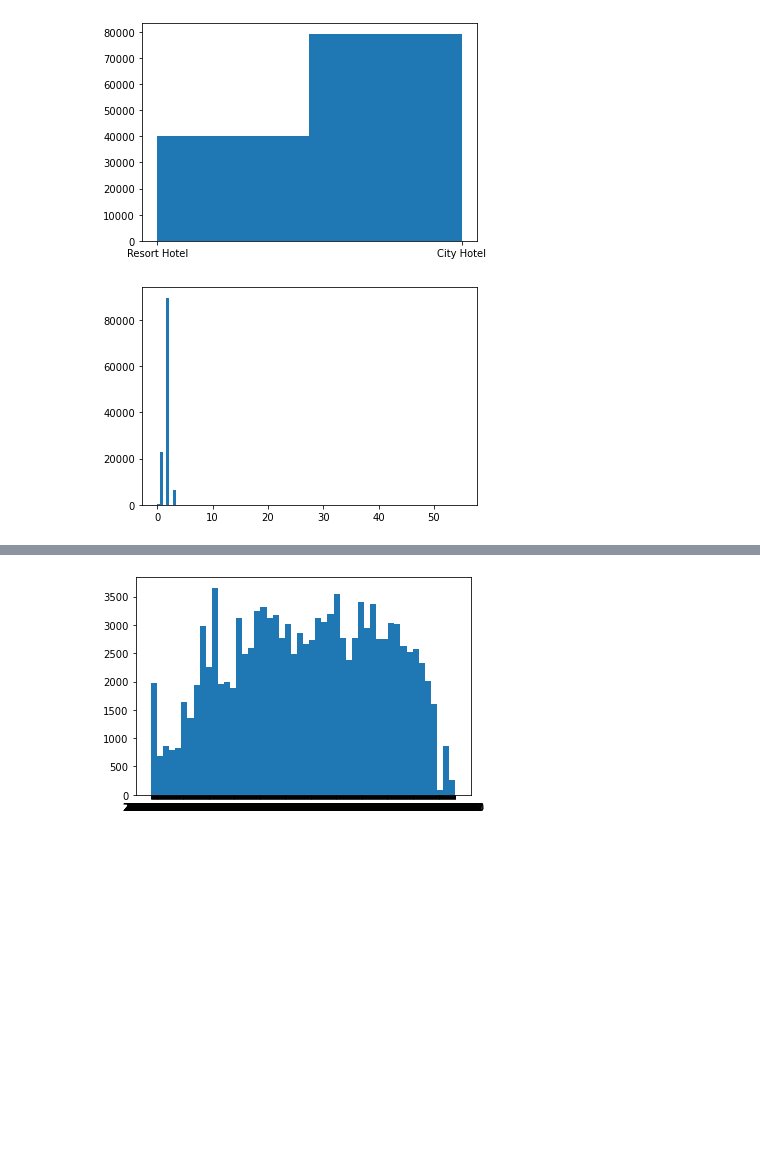
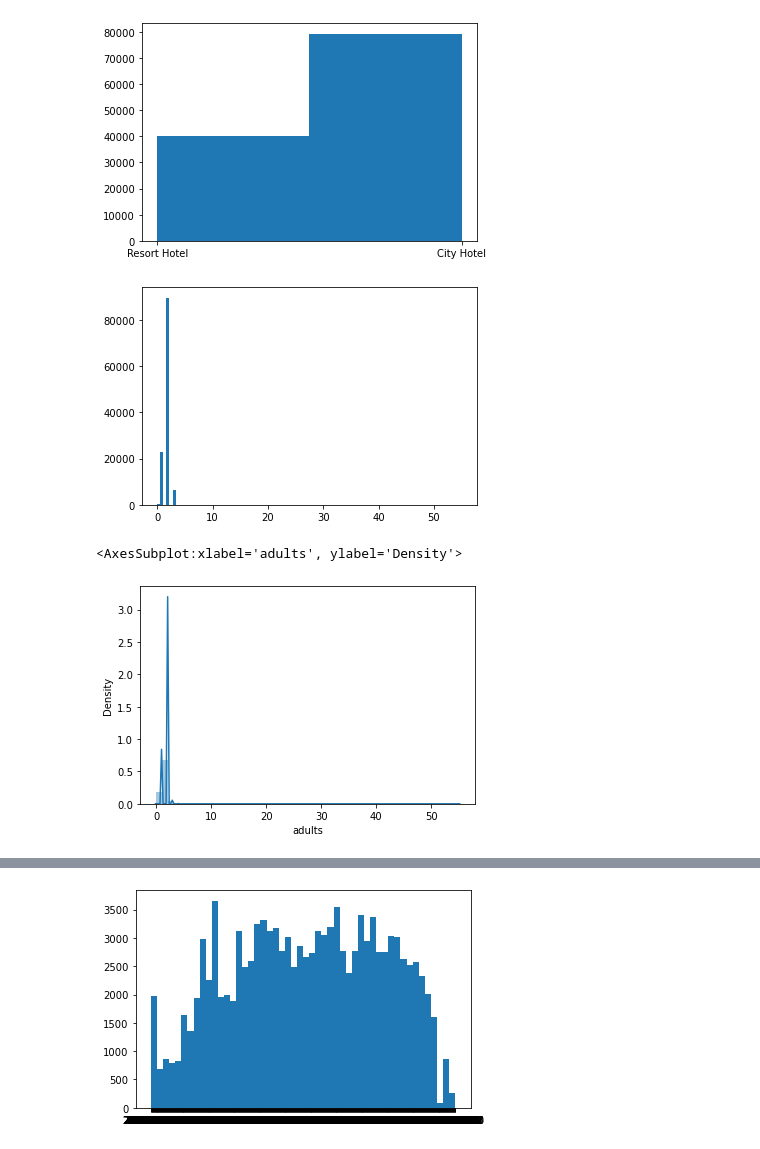
Before and after one commit to fagnercandido/booking_social_network, a Jupyter notebook: Booking_Analyses.ipynb, the cells around one changed output, grey strips where cells are left out. Cells and saved outputs as stored; diff of their text form; code cells hidden in the pictures; blank space fills up the shorter version.

```diff
--- a/Booking_Analyses.ipynb
+++ b/Booking_Analyses.ipynb
@@ -24,8 +93,19 @@ plt.show()
 # %% [output]
 [figure]
 # %%
+distribution_frequences_adults = pd.DataFrame(
+    {'Frequence': get_frequences_by_column(dataframe, 'adults', class_number),
+     'Porcentage (%)': get_percentage_by_column(dataframe, 'adults', class_number)}
+)
+distribution_frequences_adults.rename_axis('Adults', axis= 'columns', inplace = True)
+distribution_frequences_adults
+
 plt.hist(dataframe["adults"], bins=100)
 plt.show()
+
+sns.distplot(dataframe["adults"])
 # %% [output]
 [figure]
+<AxesSubplot:xlabel='adults', ylabel='Density'>
+[figure, added]
 # %%
```
Also changed, not shown: parts of 12 cells of this notebook.
